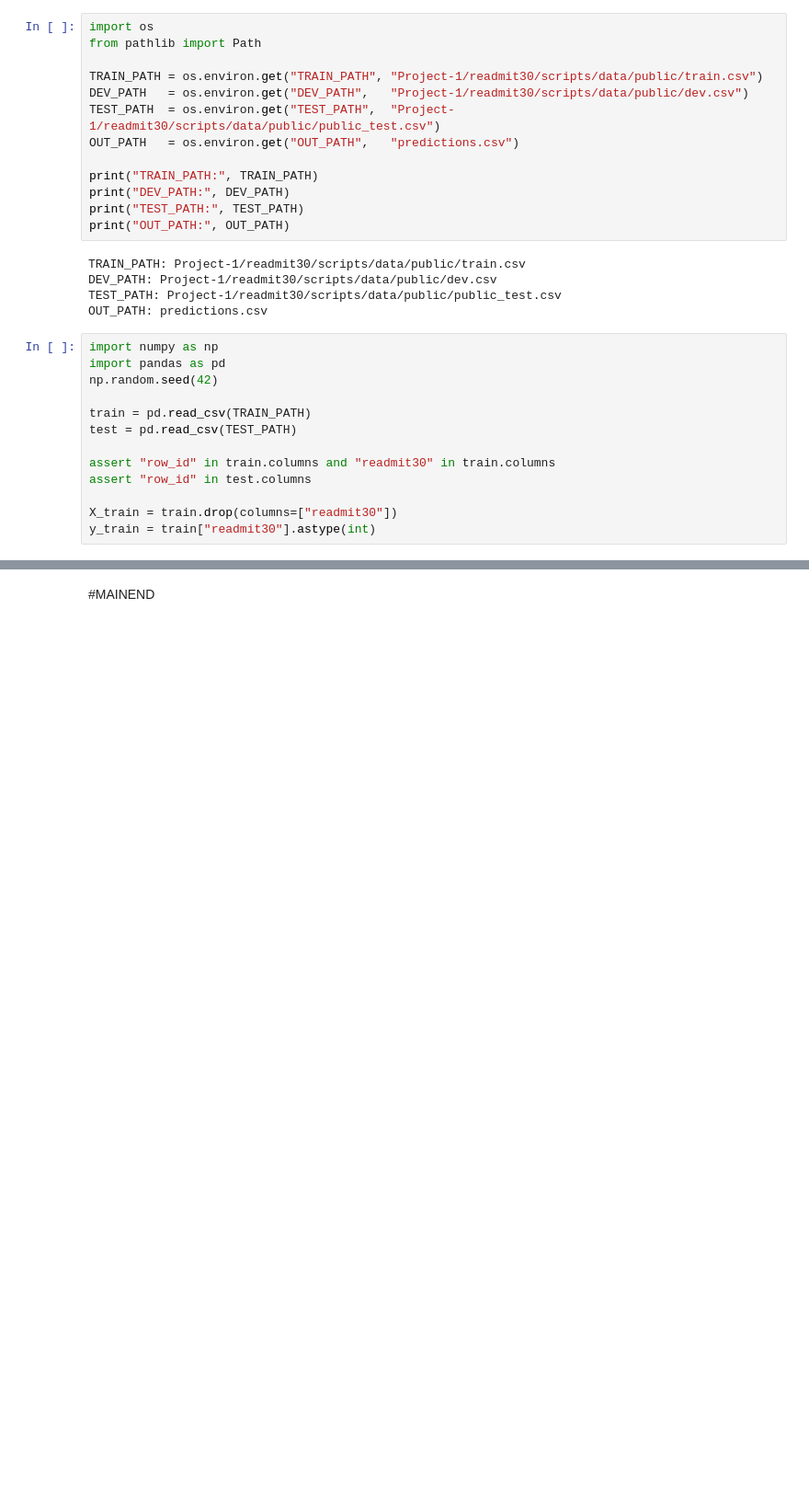
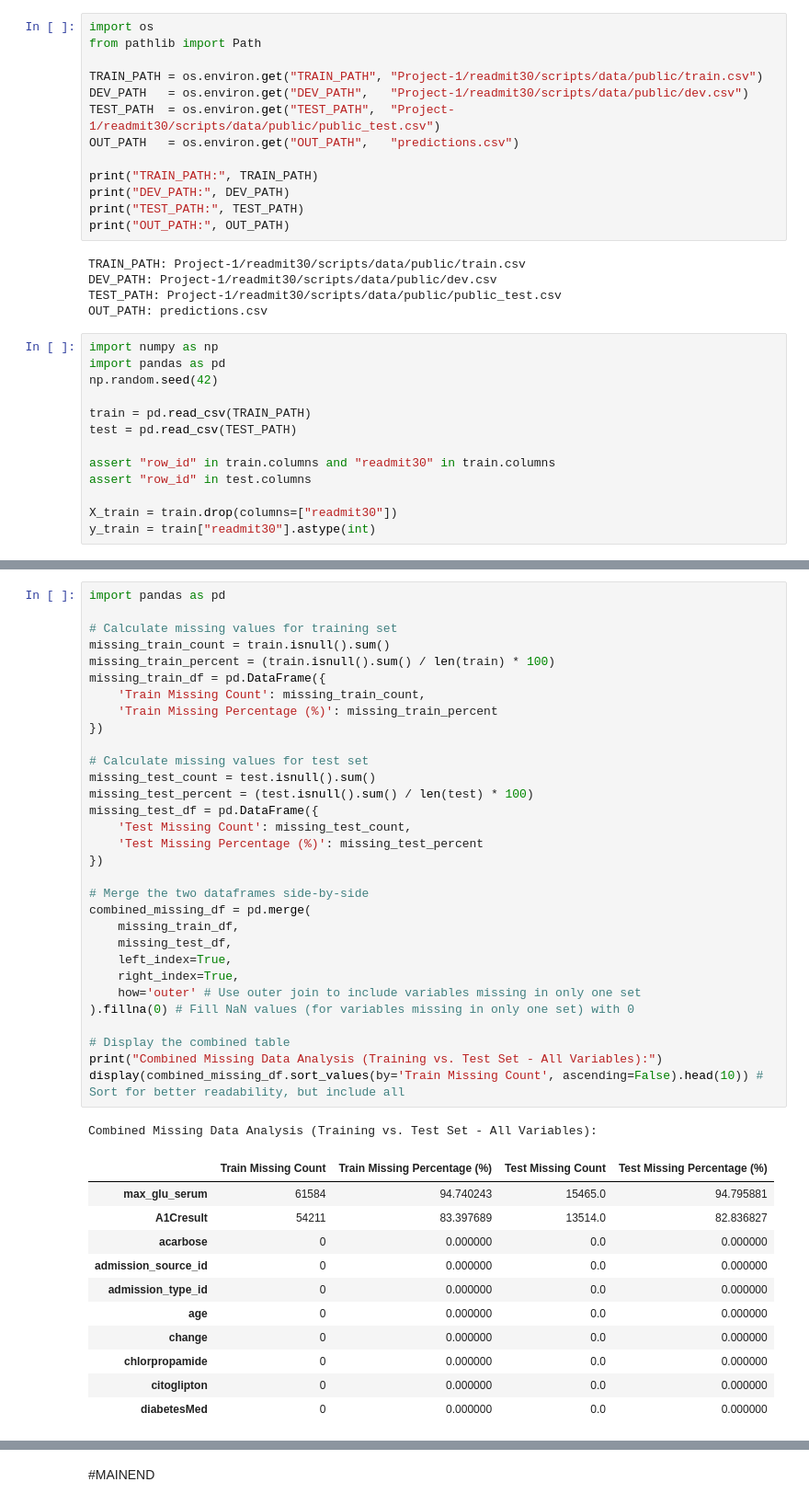
Before and after one commit to joezein71/AIHC-5010-Winter-2026, a Jupyter notebook: Assignment1_Colab_Workflow.ipynb, the cells around one changed output, grey strips where cells are left out. Shown at 92% size. Saved outputs shown, nothing was run; the diff lists cells and outputs as text; blank space fills up the shorter version.

```diff
--- a/Assignment1_Colab_Workflow.ipynb
+++ b/Assignment1_Colab_Workflow.ipynb
@@ -120,0 +197,44 @@ y_train = train["readmit30"].astype(int)
+# %%
+import pandas as pd
+
+# Calculate missing values for training set
+missing_train_count = train.isnull().sum()
+missing_train_percent = (train.isnull().sum() / len(train) * 100)
+missing_train_df = pd.DataFrame({
+    'Train Missing Count': missing_train_count,
+    'Train Missing Percentage (%)': missing_train_percent
+})
+
+# Calculate missing values for test set
+missing_test_count = test.isnull().sum()
+missing_test_percent = (test.isnull().sum() / len(test) * 100)
+missing_test_df = pd.DataFrame({
+    'Test Missing Count': missing_test_count,
+    'Test Missing Percentage (%)': missing_test_percent
+})
+
+# Merge the two dataframes side-by-side
+combined_missing_df = pd.merge(
+    missing_train_df,
+    missing_test_df,
+    left_index=True,
+    right_index=True,
+    how='outer' # Use outer join to include variables missing in only one set
+).fillna(0) # Fill NaN values (for variables missing in only one set) with 0
+
+# Display the combined table
+print("Combined Missing Data Analysis (Training vs. Test Set - All Variables):")
+display(combined_missing_df.sort_values(by='Train Missing Count', ascending=False).head(10)) # Sort for better readability, but include all
+# %% [output]
+Combined Missing Data Analysis (Training vs. Test Set - All Variables):
+|  | Train Missing Count | Train Missing Percentage (%) | Test Missing Count | Test Missing Percentage (%) |
+| max_glu_serum | 61584 | 94.740243 | 15465.0 | 94.795881 |
+| A1Cresult | 54211 | 83.397689 | 13514.0 | 82.836827 |
+| acarbose | 0 | 0.000000 | 0.0 | 0.000000 |
+| admission_source_id | 0 | 0.000000 | 0.0 | 0.000000 |
+| admission_type_id | 0 | 0.000000 | 0.0 | 0.000000 |
+| age | 0 | 0.000000 | 0.0 | 0.000000 |
+| change | 0 | 0.000000 | 0.0 | 0.000000 |
+| chlorpropamide | 0 | 0.000000 | 0.0 | 0.000000 |
+| citoglipton | 0 | 0.000000 | 0.0 | 0.000000 |
+| diabetesMed | 0 | 0.000000 | 0.0 | 0.000000 |
```
Also changed, not shown: parts of 13 cells of this notebook.
